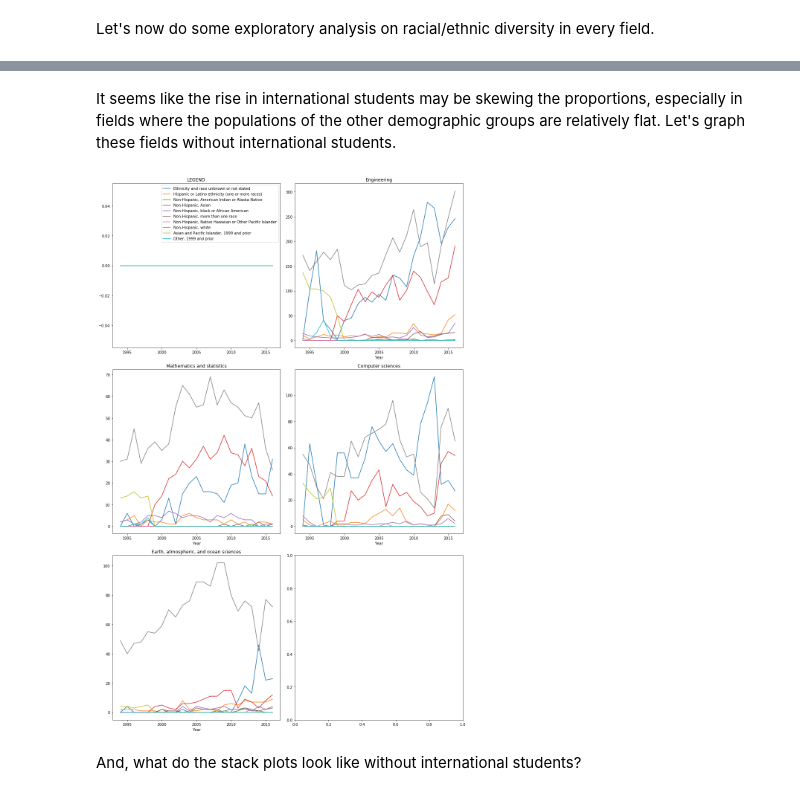
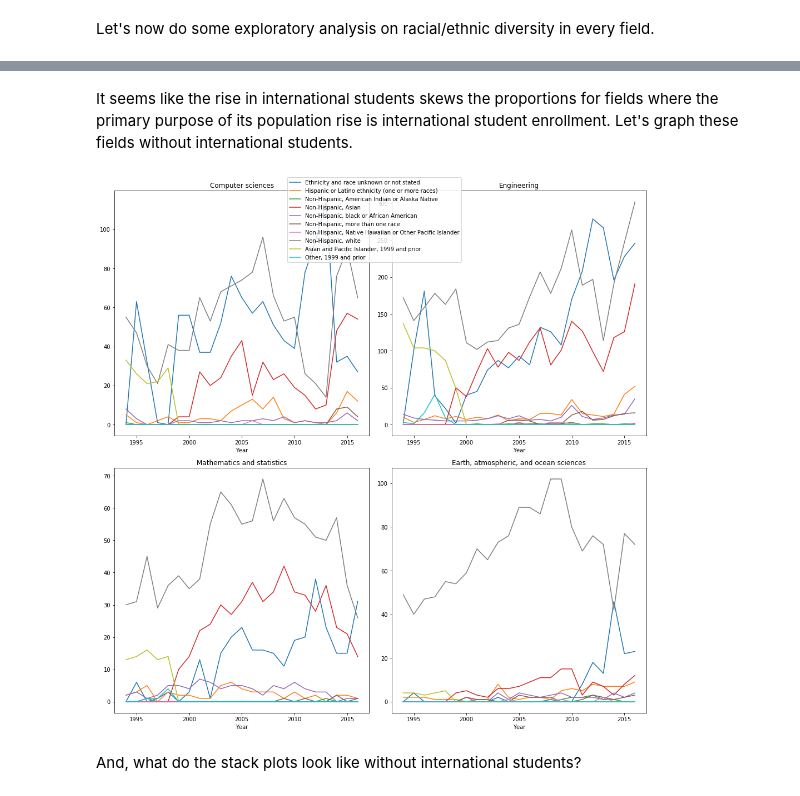
Before and after one commit to spec-journalism/gss-diversity, a Jupyter notebook: notebooks/race-ethnicity/grad-students.ipynb, the cells around one changed output, grey strips where cells are left out. Cells and saved outputs as stored; diff of their text form; code cells hidden in the pictures.

Commit message:
wrote make_subplots wrapper function for drawing subplots

```diff
--- a/notebooks/race-ethnicity/grad-students.ipynb
+++ b/notebooks/race-ethnicity/grad-students.ipynb
@@ -51,6 +52,7 @@ for _, row in df.iterrows():
 years = [year for year in range(1994, 2017)]
 
 fields = list(df['Broad Fields'].unique())
+fields.remove('Total for selected values')
 
 race_ethnicities = list(df['Race and Ethnicity'].unique())
 race_ethnicities.remove('Total for selected values')
@@ -80,11 +98,6 @@ def stack_proportions(ax, field, legend=False, exclude=None):
     vals = ax.get_yticks()
     ax.set_yticklabels(['{:,.0%}'.format(x) for x in vals])
 # %%
+# complete fields are fields that have data provided for every year for every race/ethnicity
 incompleteFields = ['Clinical medicine', 'Neurobiology and neuroscience', 'Other health', 'Psychology']
 completeFields = [f for f in fields if f not in incompleteFields]
-
-fig, ax = plt.subplots(4, 2, figsize=(14, 24))
-for index, field in enumerate(completeFields):
-    stack_proportions(ax[index // 2, index % 2], field, legend=(index == 0))
-
-fig.tight_layout()
@@ -93,4 +108,5 @@ fig.tight_layout()
 # %%
+# Plots raw counts of every race/ethnicity onto a subplot
 def plot_counts(ax, field, exclude=None, legend=False):
     for r in race_ethnicities:
         if r != exclude:
@@ -100,9 +116,4 @@ def plot_counts(ax, field, exclude=None, legend=False):
                 label=r,
             )
 
-    if legend:
-        ax.legend()
-        ax.set_title('LEGEND')
-        return
-
     ax.set(title=field, xlabel='Year')
@@ -117,20 +124,13 @@ fig.tight_layout()
 # %% [markdown]
-It seems like the rise in international students may be skewing the proportions, especially in fields where the populations of the other demographic groups are relatively flat. Let's graph these fields without international students.
+It seems like the rise in international students skews the proportions for fields where the primary purpose of its population rise is international student enrollment. Let's graph these fields without international students.
 # %%
-fields = ['Total for selected values', 'Engineering', 'Mathematics and statistics', 'Computer sciences', 'Earth, atmospheric, and ocean sciences']
-
-fig, ax = plt.subplots(3, 2, figsize=(14, 21))
-for index, field in enumerate(fields):
-    plot_counts(
-        ax[index // 2, index % 2],
-        field,
-        legend=(index == 0),
-        exclude='Foreign nationals holding temporary visas, regardless of ethnicity or race'
-    )
-
-fig.tight_layout()
+make_subplots(
+    ['Computer sciences', 'Engineering', 'Mathematics and statistics', 'Earth, atmospheric, and ocean sciences'],
+    plotter=plot_counts,
+    kwargs={'exclude': 'Foreign nationals holding temporary visas, regardless of ethnicity or race'}
+)
 # %% [output]
-[figure, old version]
+[figure, new version]
 # %% [markdown]
 And, what do the stack plots look like without international students?
 # %%
```
Also changed, not shown: parts of 8 cells of this notebook.
